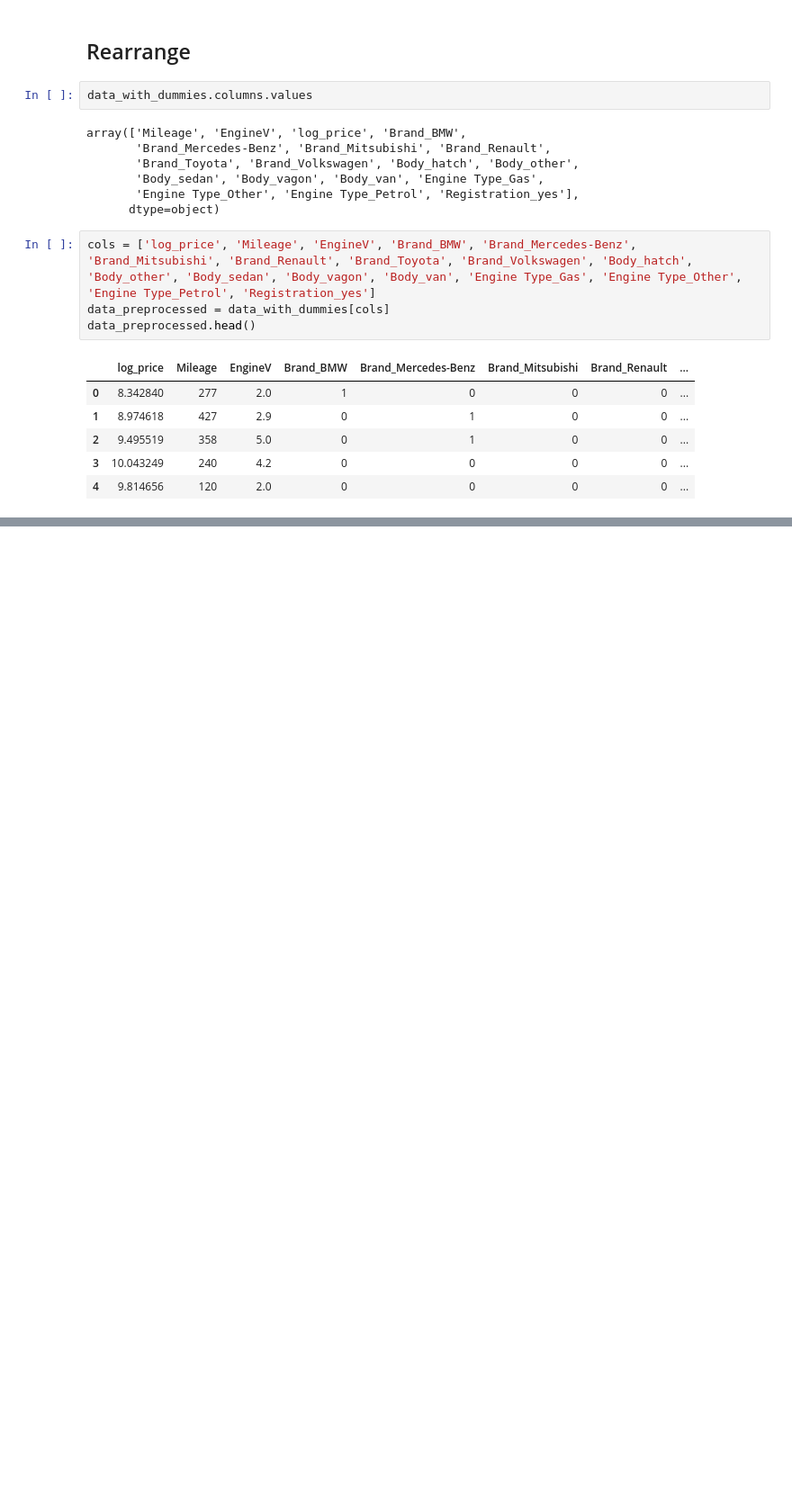
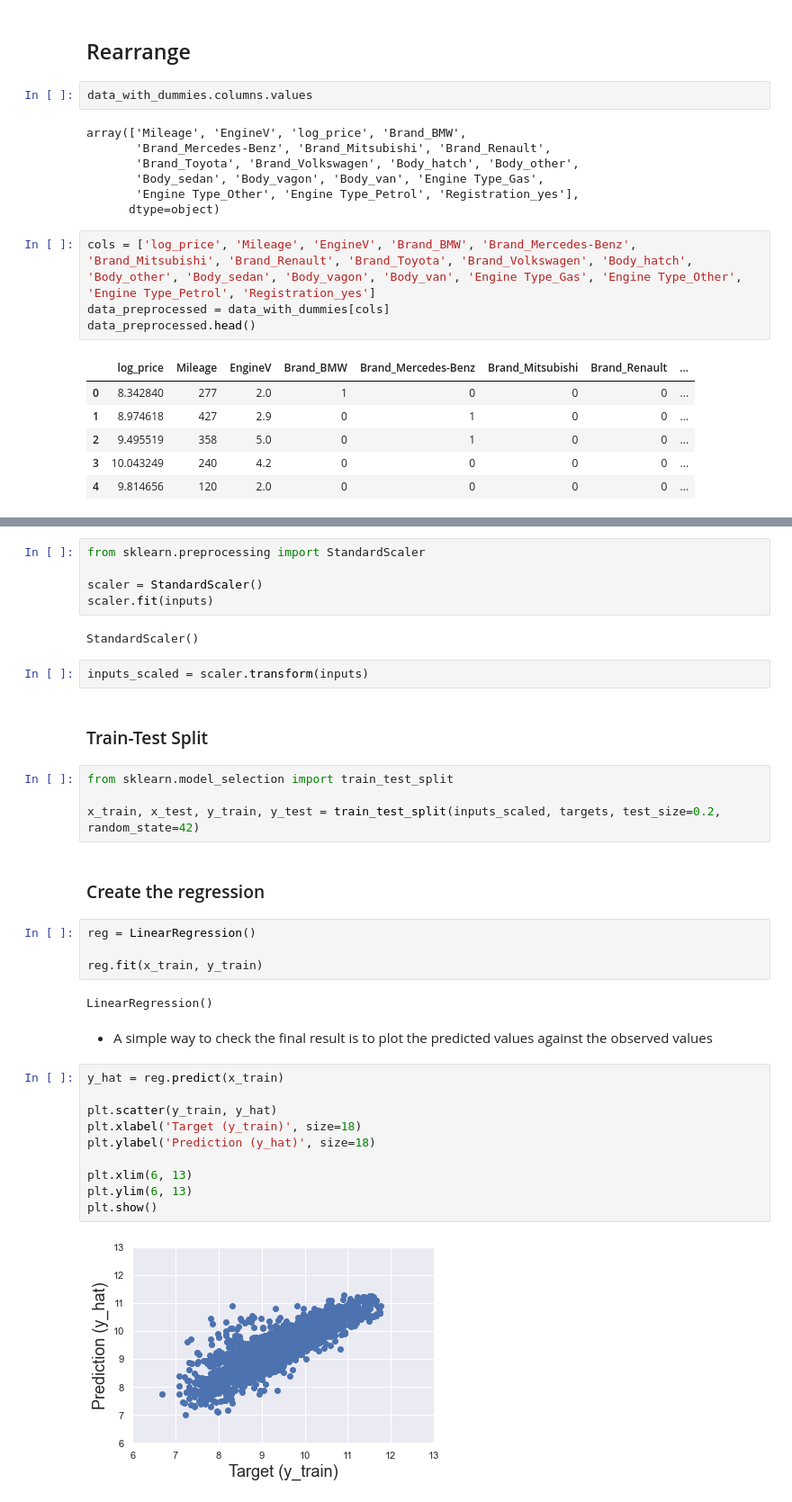
Before and after one commit to JosephDBX/data-science-course, a Jupyter notebook: linear-regression/practical-example.ipynb, the cells around one changed output, grey strips where cells are left out. Shown at 90% size. Cells and saved outputs as stored; diff of their text form; blank space fills up the shorter version.

```diff
--- a/linear-regression/practical-example.ipynb
+++ b/linear-regression/practical-example.ipynb
@@ -430,0 +441,37 @@ data_preprocessed.head()
+# %%
+from sklearn.preprocessing import StandardScaler
+
+scaler = StandardScaler()
+scaler.fit(inputs)
+# %% [output]
+StandardScaler()
+# %%
+inputs_scaled = scaler.transform(inputs)
+# %% [markdown]
+### Train-Test Split
+# %%
+from sklearn.model_selection import train_test_split
+
+x_train, x_test, y_train, y_test = train_test_split(inputs_scaled, targets, test_size=0.2, random_state=42)
+# %% [markdown]
+### Create the regression
+# %%
+reg = LinearRegression()
+
+reg.fit(x_train, y_train)
+# %% [output]
+LinearRegression()
+# %% [markdown]
+- A simple way to check the final result is to plot the predicted values against the observed values
+# %%
+y_hat = reg.predict(x_train)
+
+plt.scatter(y_train, y_hat)
+plt.xlabel('Target (y_train)', size=18)
+plt.ylabel('Prediction (y_hat)', size=18)
+
+plt.xlim(6, 13)
+plt.ylim(6, 13)
+plt.show()
+# %% [output]
+[figure, added]
```
Also changed, not shown: parts of 28 cells of this notebook, 5 other files.
